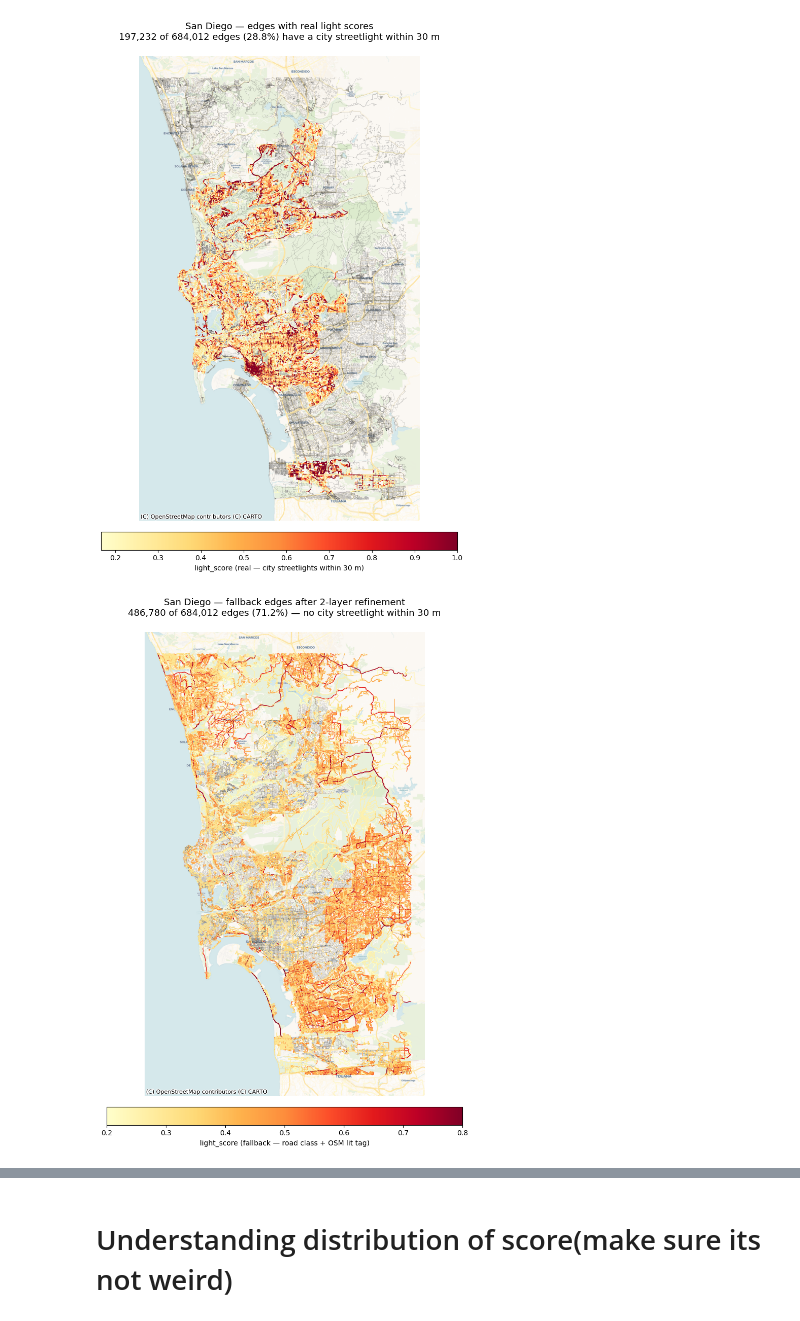
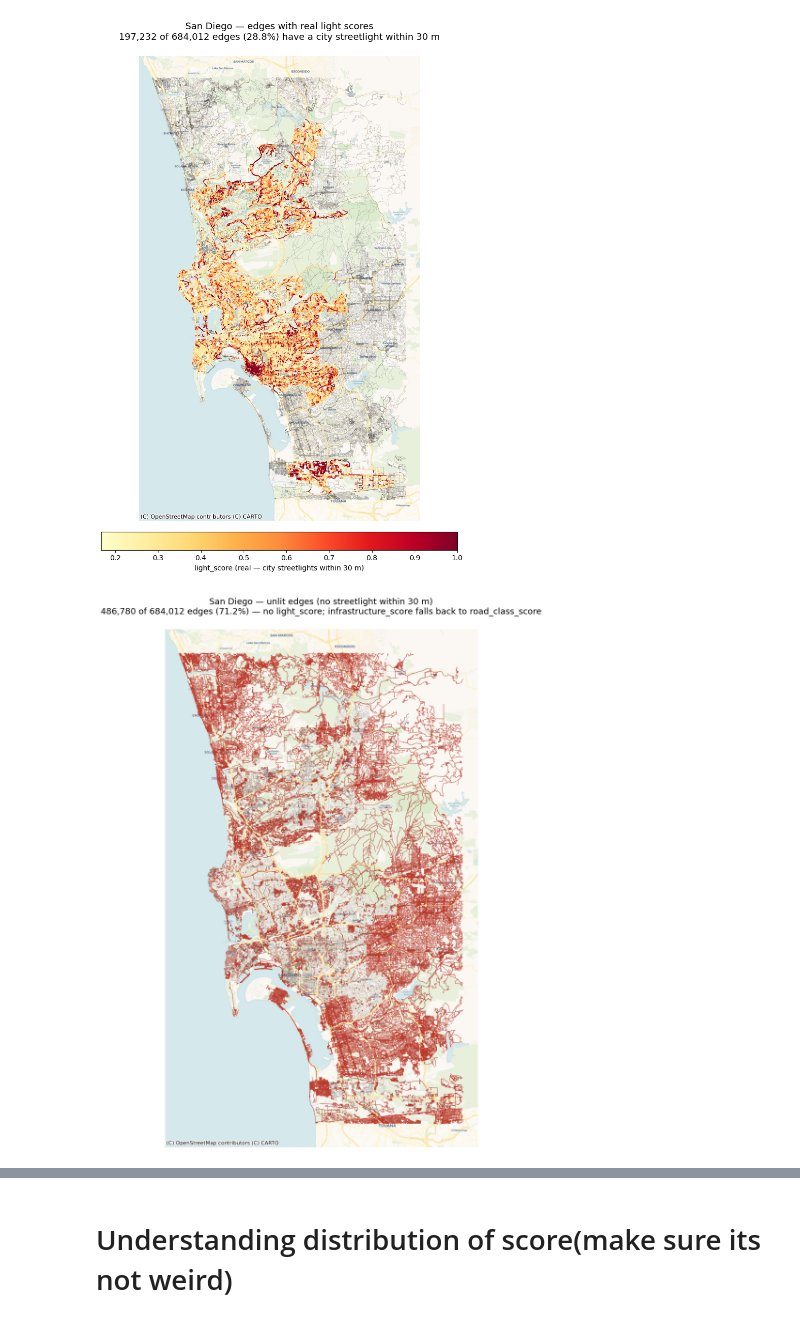
Before and after one commit to vanshika-s/SafePath, a Jupyter notebook: notebooks/scoring-engine.ipynb, the cells around one changed output, grey strips where cells are left out. Saved outputs shown, nothing was run; the diff lists cells and outputs as text; code cells hidden in the pictures.

Commit message:
WIP: scoring engine added infrastructure score

```diff
--- a/notebooks/scoring-engine.ipynb
+++ b/notebooks/scoring-engine.ipynb
@@ -867,27 +820,9 @@ raw_lights_counts = joined.groupby(joined.index)["index_right"].count().reindex(
 print(raw_lights_counts.describe())
 print(f"Edges with 0 lights: {(raw_lights_counts == 0).sum():,}")
 
-# Road class proxy fallback — City of SD Street Design Manual, Lighting Update 2016
-ROAD_CLASS_PROXY = {
-    "motorway": 0.85, "motorway_link": 0.80,
-    "trunk": 0.80,    "trunk_link": 0.75,
-    "primary": 0.75,  "primary_link": 0.70,
-    "secondary": 0.65, "secondary_link": 0.60,
-    "tertiary": 0.55,  "tertiary_link": 0.50,
-    "residential": 0.45, "living_street": 0.45,
-    "unclassified": 0.40, "pedestrian": 0.65,
-    "service": 0.35,
-    "footway": 0.30, "cycleway": 0.30,
-    "path": 0.25,
-    "track": 0.20, "bridleway": 0.20,
-    "steps": 0.40,
-}
-
 has_lights = raw_lights_counts > 0
 p95 = raw_lights_counts[has_lights].quantile(0.95)
 
-highway_clean = edges["highway"].apply(lambda h: h[0] if isinstance(h, list) else h)
-edges["light_score"] = highway_clean.map(ROAD_CLASS_PROXY).fillna(0.40)
 edges.loc[has_lights, "light_score"] = (raw_lights_counts[has_lights] / p95).clip(0, 1)
 
 print(edges["light_score"].describe())
@@ -1101,43 +893,28 @@ plt.show()
 # %%
 import matplotlib.pyplot as plt
 import contextily as ctx
 
-fallback_edges = edges.loc[raw_lights_counts == 0].to_crs('EPSG:3857')
-bg_edges       = edges.to_crs('EPSG:3857')
+unlit_edges = edges.loc[raw_lights_counts == 0].to_crs('EPSG:3857')
+bg_edges    = edges.to_crs('EPSG:3857')
 
 fig, ax = plt.subplots(figsize=(12, 12))
 
 bg_edges.plot(ax=ax, color='#555555', linewidth=0.2, alpha=0.3, zorder=2)
-
-fallback_edges.plot(
-    ax=ax,
-    column='light_score',
-    cmap='YlOrRd',
-    linewidth=0.8,
-    alpha=0.9,
-    legend=True,
-    legend_kwds={
-        'label': 'light_score (fallback — road class + OSM lit tag)',
-        'orientation': 'horizontal',
-        'shrink': 0.6,
-        'pad': 0.02,
-    },
-    zorder=3,
-)
+unlit_edges.plot(ax=ax, color='#c0392b', linewidth=0.5, alpha=0.6, zorder=3)
 
 ctx.add_basemap(ax, source=ctx.providers.CartoDB.Voyager, zoom=12, zorder=1)
 
 ax.set_title(
-    f'San Diego — fallback edges after 2-layer refinement\n'
-    f'{len(fallback_edges):,} of {len(edges):,} edges ({100*len(fallback_edges)/len(edges):.1f}%) '
-    f'— no city streetlight within 30 m',
+    f'San Diego — unlit edges (no streetlight within 30 m)\n'
+    f'{len(unlit_edges):,} of {len(edges):,} edges ({100*len(unlit_edges)/len(edges):.1f}%) '
+    f'— no light_score; infrastructure_score falls back to road_class_score',
     fontsize=13, pad=12
 )
 ax.set_axis_off()
 plt.tight_layout()
 plt.show()
 # %% [output]
-[figure, old version]
+[figure, new version]
 # %%
 edges['light_score'].describe()
 # %% [output]
```
Also changed, not shown: parts of 30 cells of this notebook.
